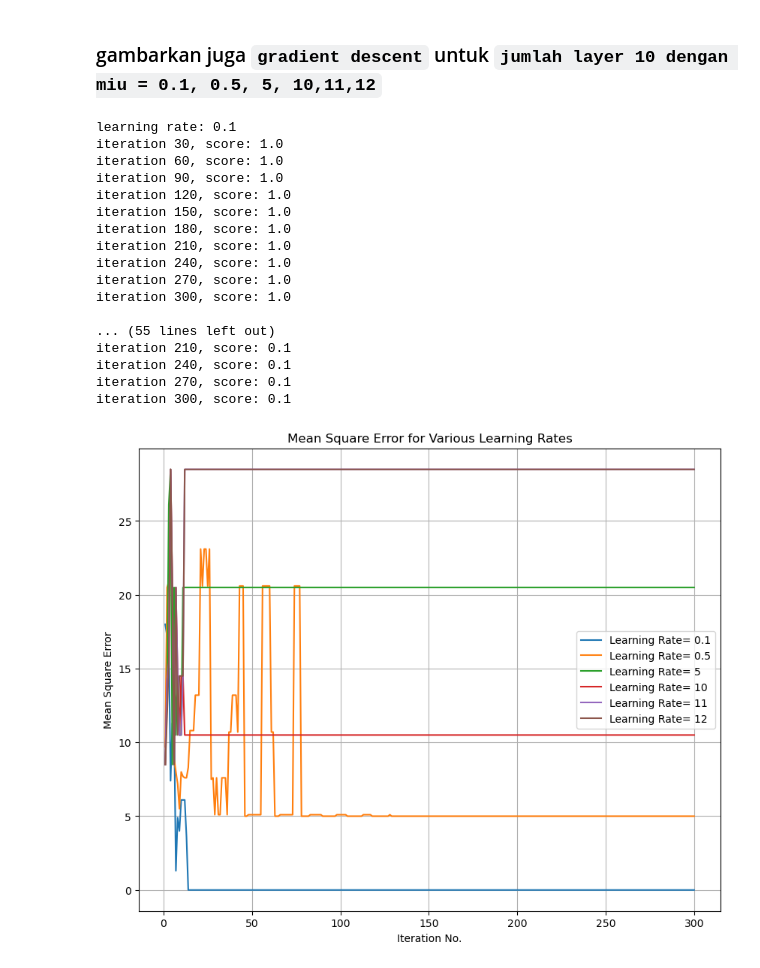
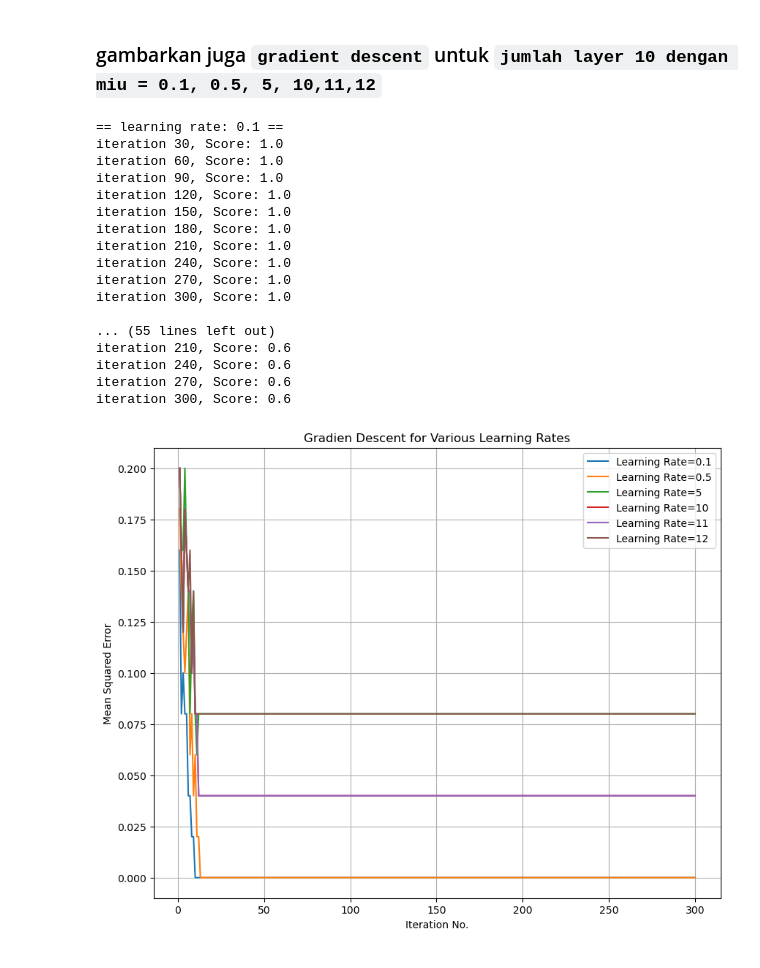
Before and after one commit to johannawawi/neuro-computing, a Jupyter notebook: week4.ipynb, the cells around one changed output. Saved outputs shown, nothing was run; the diff lists cells and outputs as text; code cells hidden in the pictures.

```diff
--- a/week4.ipynb
+++ b/week4.ipynb
@@ -204,60 +222,73 @@ input_sequence = np.array([
     [1, 0, 1, 1, 1, 1, 1]   # 9
 ])
 
-# Target (integer labels for digits 0-9)
-target = np.array([0, 1, 2, 3, 4, 5, 6, 7, 8, 9])
+# target (one-hot encoded for digits 0-9)
+target = np.array([
+    [1, 0, 0, 0, 0, 0, 0, 0, 0, 0],  # 0
+    [0, 1, 0, 0, 0, 0, 0, 0, 0, 0],  # 1
+    [0, 0, 1, 0, 0, 0, 0, 0, 0, 0],  # 2
+    [0, 0, 0, 1, 0, 0, 0, 0, 0, 0],  # 3
+    [0, 0, 0, 0, 1, 0, 0, 0, 0, 0],  # 4
+    [0, 0, 0, 0, 0, 1, 0, 0, 0, 0],  # 5
+    [0, 0, 0, 0, 0, 0, 1, 0, 0, 0],  # 6
+    [0, 0, 0, 0, 0, 0, 0, 1, 0, 0],  # 7
+    [0, 0, 0, 0, 0, 0, 0, 0, 1, 0],  # 8
+    [0, 0, 0, 0, 0, 0, 0, 0, 0, 1]   # 9
+])
 
-# Learning rates to test
+# learning rates to test
 learning_rates = [0.1, 0.5, 5, 10, 11, 12]
 layer_size = 10  # Hidden layer size
 max_iter = 300
 
 def mse(actual, pred):
     actual, pred = np.array(actual), np.array(pred)
     return np.square(np.subtract(actual, pred)).mean()
 
 plt.figure(figsize=(10, 8))
 
 for lr in learning_rates:
     iter_num = np.arange(1, max_iter + 1)
     error = []
 
-    print(f"\nlearning rate: {lr}")
+    print(f"\n== learning rate: {lr} ==")
     for i in iter_num:
-        model = MLP(hidden_layer_sizes=(layer_size,), max_iter=i, activation='relu',
+        model = MLP(hidden_layer_sizes=(layer_size,), max_iter=i, activation='identity',
                             learning_rate_init=lr, random_state=42)
 
-        model.fit(input_sequence, target)
+        model.fit(input_sequence, np.argmax(target, axis=1))
+
         pred = model.predict(input_sequence)
-        error.append(mse(target, pred))
+        pred_one_hot = np.eye(10)[pred]  # convert predictions to one-hot format
+        error.append(mse(target, pred_one_hot))
 
         if i % 30 == 0:
-            print(f'iteration {i}, score: {model.score(input_sequence, target)}')
+            print(f'iteration {i}, Score: {model.score(input_sequence, np.argmax(target, axis=1))}')
 
-    plt.plot(iter_num, error, label=f'Learning Rate= {lr}')
+    plt.plot(iter_num, error, label=f'Learning Rate={lr}')
 
 plt.xlabel('Iteration No.')
-plt.ylabel('Mean Square Error')
-plt.title('Mean Square Error for Various Learning Rates')
+plt.ylabel('Mean Squared Error')
+plt.title('Gradien Descent for Various Learning Rates')
 plt.legend()
 plt.grid(True)
 plt.show()
 # %% [output]
-learning rate: 0.1
-iteration 30, score: 1.0
-iteration 60, score: 1.0
-iteration 90, score: 1.0
-iteration 120, score: 1.0
-iteration 150, score: 1.0
-iteration 180, score: 1.0
-iteration 210, score: 1.0
-iteration 240, score: 1.0
-iteration 270, score: 1.0
-iteration 300, score: 1.0
+== learning rate: 0.1 ==
+iteration 30, Score: 1.0
+iteration 60, Score: 1.0
+iteration 90, Score: 1.0
+iteration 120, Score: 1.0
+iteration 150, Score: 1.0
+iteration 180, Score: 1.0
+iteration 210, Score: 1.0
+iteration 240, Score: 1.0
+iteration 270, Score: 1.0
+iteration 300, Score: 1.0
 
 ... (55 lines left out)
-iteration 210, score: 0.1
-iteration 240, score: 0.1
-iteration 270, score: 0.1
-iteration 300, score: 0.1
+iteration 210, Score: 0.6
+iteration 240, Score: 0.6
+iteration 270, Score: 0.6
+iteration 300, Score: 0.6
-[figure, old version]
+[figure, new version]
```
Also changed, not shown: parts of 2 cells of this notebook.
